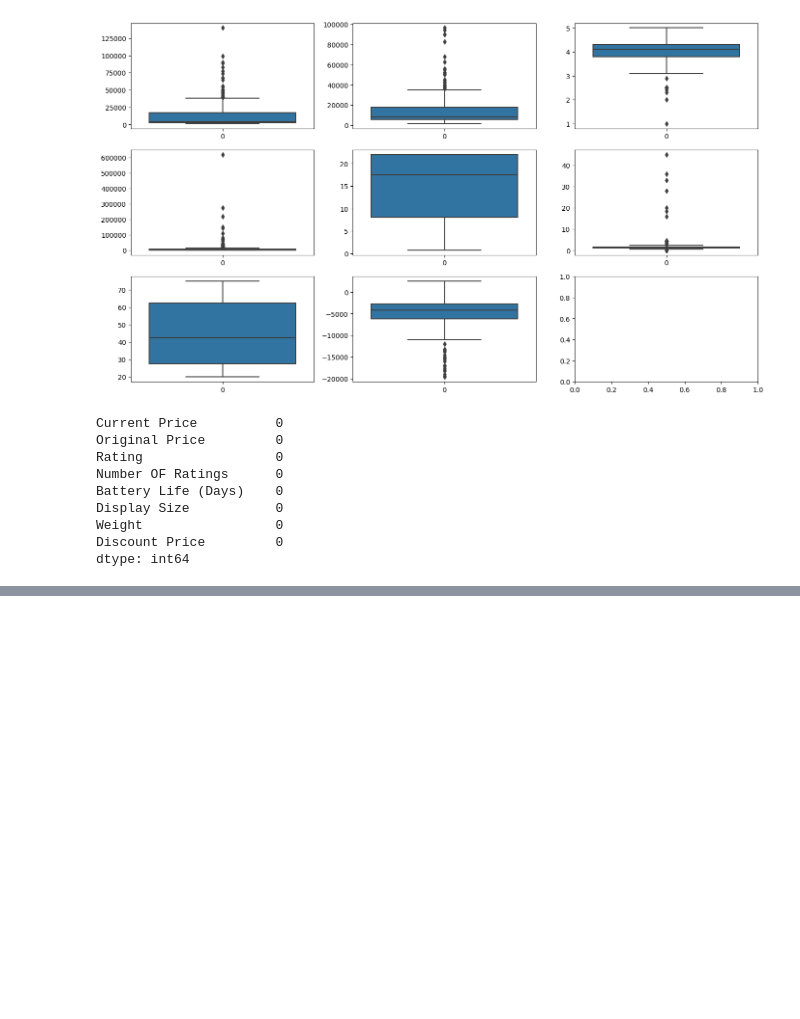
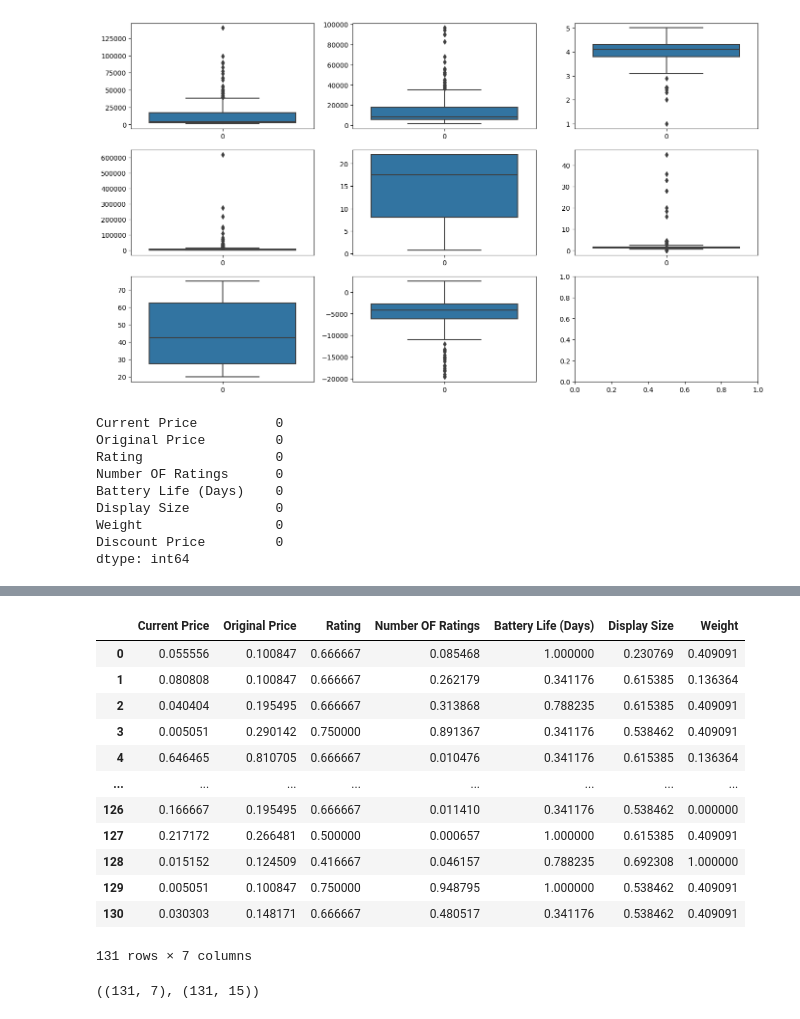
Before and after one commit to adhi1911/Watch-Price-Prediction, a Jupyter notebook: feature_engineering.ipynb, the cells around one changed output, grey strips where cells are left out. Saved outputs shown, nothing was run; the diff lists cells and outputs as text; code cells hidden in the pictures; blank space fills up the shorter version.

```diff
--- a/feature_engineering.ipynb
+++ b/feature_engineering.ipynb
@@ -221,0 +226,2 @@ dtype: int64
+# %%
+scaler = MinMaxScaler()
@@ -221,0 +250,21 @@ dtype: int64
+# %%
+data = pd.DataFrame(data, columns=numerical_cols[:-1])
+data
+# %% [output]
+|  | Current Price | Original Price | Rating | Number OF Ratings | Battery Life (Days) | Display Size | Weight |
+| 0 | 0.055556 | 0.100847 | 0.666667 | 0.085468 | 1.000000 | 0.230769 | 0.409091 |
+| 1 | 0.080808 | 0.100847 | 0.666667 | 0.262179 | 0.341176 | 0.615385 | 0.136364 |
+| 2 | 0.040404 | 0.195495 | 0.666667 | 0.313868 | 0.788235 | 0.615385 | 0.409091 |
+| 3 | 0.005051 | 0.290142 | 0.750000 | 0.891367 | 0.341176 | 0.538462 | 0.409091 |
+| 4 | 0.646465 | 0.810705 | 0.666667 | 0.010476 | 0.341176 | 0.615385 | 0.136364 |
+| ... | ... | ... | ... | ... | ... | ... | ... |
+| 126 | 0.166667 | 0.195495 | 0.666667 | 0.011410 | 0.341176 | 0.538462 | 0.000000 |
+| 127 | 0.217172 | 0.266481 | 0.500000 | 0.000657 | 1.000000 | 0.615385 | 0.409091 |
+| 128 | 0.015152 | 0.124509 | 0.416667 | 0.046157 | 0.788235 | 0.692308 | 1.000000 |
+| 129 | 0.005051 | 0.100847 | 0.750000 | 0.948795 | 1.000000 | 0.538462 | 0.409091 |
+| 130 | 0.030303 | 0.148171 | 0.666667 | 0.480517 | 0.341176 | 0.538462 | 0.409091 |
+131 rows × 7 columns
+# %%
+data.shape , train_df.shape
+# %% [output]
+((131, 7), (131, 15))
```
Also changed, not shown: parts of 12 cells of this notebook.
